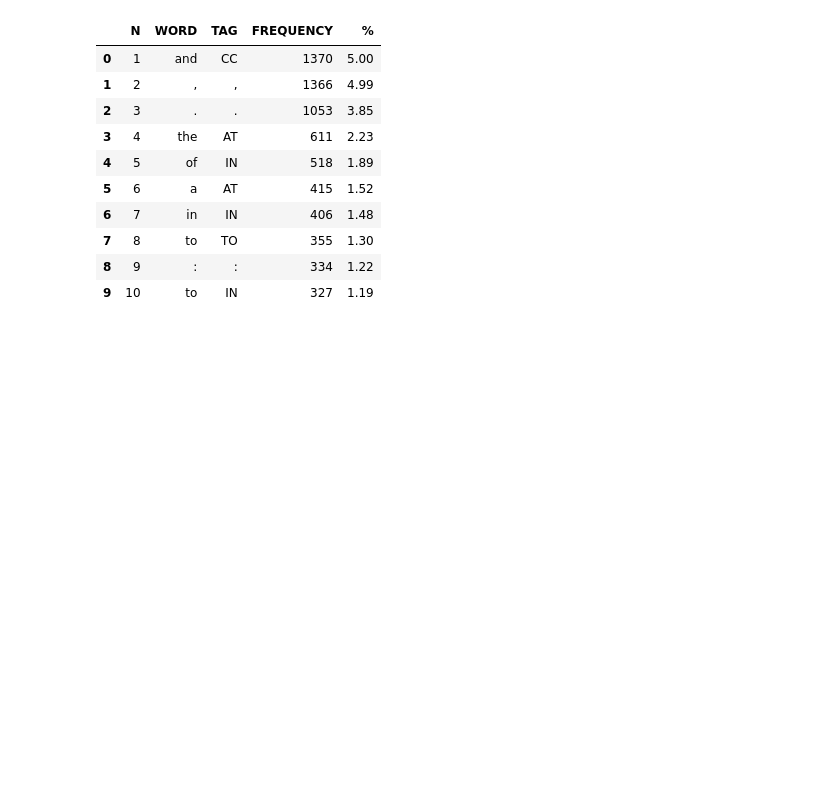
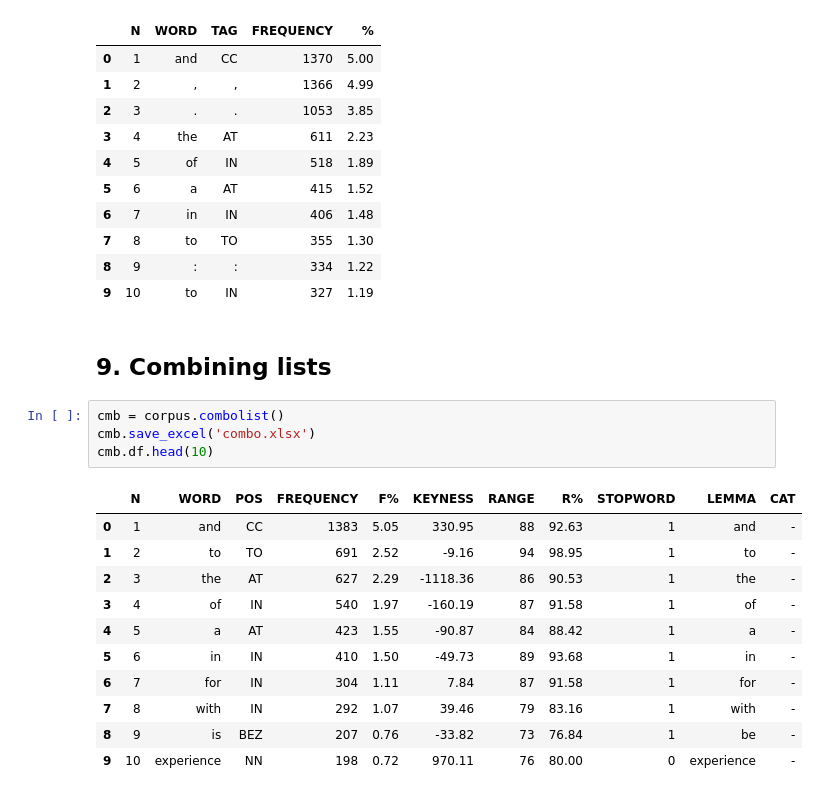
Before and after one commit to ilexistools/kitconc-usage, a Jupyter notebook: basics.ipynb, the cells around one changed output. Saved outputs shown, nothing was run; the diff lists cells and outputs as text; blank space fills up the shorter version.

```diff
--- a/basics.ipynb
+++ b/basics.ipynb
@@ -162,3 +162,21 @@ wt.df.head(10)
 | 7 | 8 | to | TO | 355 | 1.30 |
 | 8 | 9 | : | : | 334 | 1.22 |
 | 9 | 10 | to | IN | 327 | 1.19 |
+# %% [markdown]
+## **9. Combining lists**
+# %%
+cmb = corpus.combolist()
+cmb.save_excel('combo.xlsx')
+cmb.df.head(10)
+# %% [output]
+|  | N | WORD | POS | FREQUENCY | F% | KEYNESS | RANGE | R% | STOPWORD | LEMMA | CAT |
+| 0 | 1 | and | CC | 1383 | 5.05 | 330.95 | 88 | 92.63 | 1 | and | - |
+| 1 | 2 | to | TO | 691 | 2.52 | -9.16 | 94 | 98.95 | 1 | to | - |
+| 2 | 3 | the | AT | 627 | 2.29 | -1118.36 | 86 | 90.53 | 1 | the | - |
+| 3 | 4 | of | IN | 540 | 1.97 | -160.19 | 87 | 91.58 | 1 | of | - |
+| 4 | 5 | a | AT | 423 | 1.55 | -90.87 | 84 | 88.42 | 1 | a | - |
+| 5 | 6 | in | IN | 410 | 1.50 | -49.73 | 89 | 93.68 | 1 | in | - |
+| 6 | 7 | for | IN | 304 | 1.11 | 7.84 | 87 | 91.58 | 1 | for | - |
+| 7 | 8 | with | IN | 292 | 1.07 | 39.46 | 79 | 83.16 | 1 | with | - |
+| 8 | 9 | is | BEZ | 207 | 0.76 | -33.82 | 73 | 76.84 | 1 | be | - |
+| 9 | 10 | experience | NN | 198 | 0.72 | 970.11 | 76 | 80.00 | 0 | experience | - |
```
Also changed, not shown: parts of 2 cells of this notebook.
